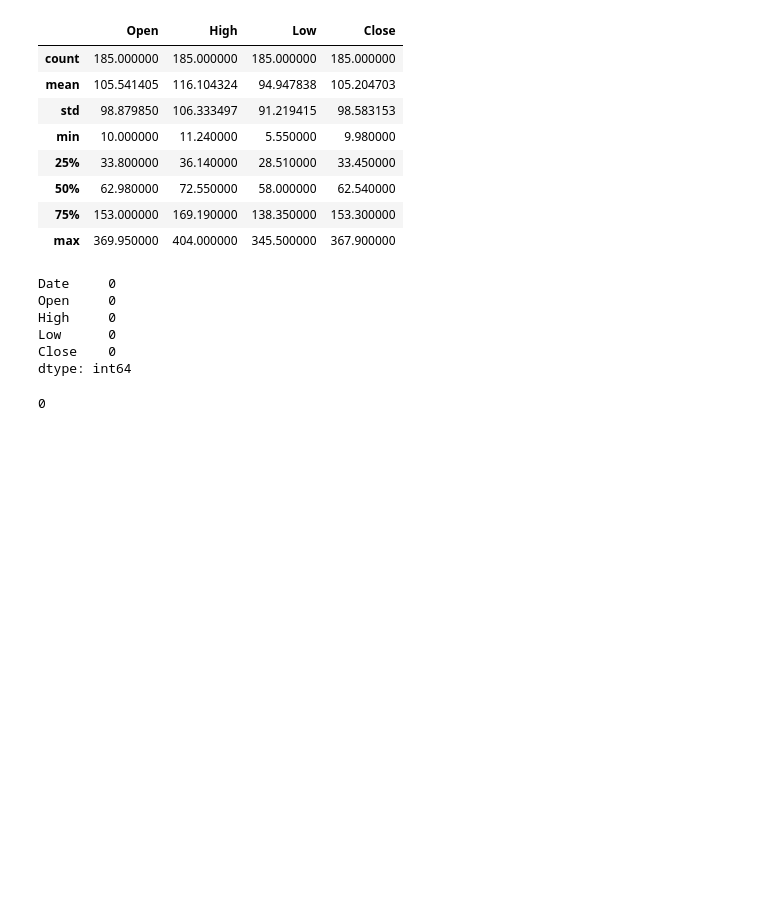
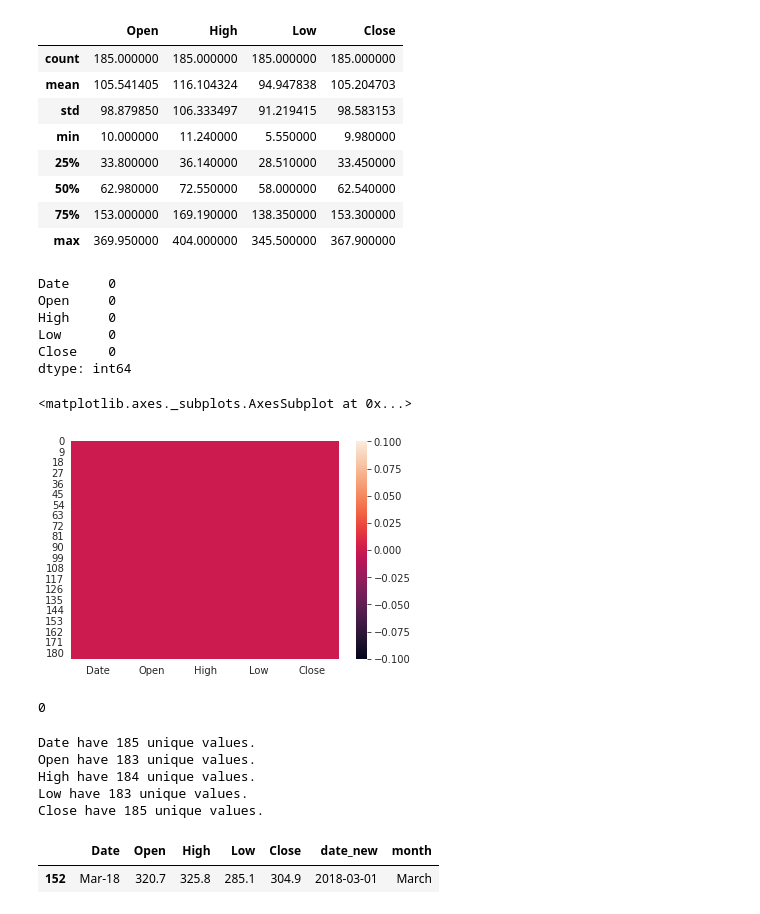
Before and after one commit to shivankb/Yes-Bank-Stock-Closing-Price-Prediction, a Jupyter notebook: yes_bank_stock_closing_price_prediction_ipynb.ipynb, the cells around one changed output. Cells and saved outputs as stored; diff of their text form; code cells hidden in the pictures; blank space fills up the shorter version.

```diff
--- a/yes_bank_stock_closing_price_prediction_ipynb.ipynb
+++ b/yes_bank_stock_closing_price_prediction_ipynb.ipynb
@@ -87,4 +87,4 @@ Mounted at /content/drive
 # %%
 # Creating data files path and reading the csv files
-df = pd.read_csv(r"/content/drive/MyDrive/Yes Bank ML-Regression/data_YesBank_StockPrices.csv")
+yesbank_df = pd.read_csv(r"/content/drive/MyDrive/Yes Bank ML-Regression/data_YesBank_StockPrices.csv")
 # %%
@@ -145,4 +145,10 @@ High     0
 Low      0
 Close    0
 dtype: int64
+# %%
+# Checking Null Value by plotting Heatmap
+sns.heatmap(yesbank_df.isnull())
+# %% [output]
+<matplotlib.axes._subplots.AxesSubplot at 0x...>
+[figure, added]
 # %%
@@ -150,2 +156,12 @@ len(df[df.duplicated()])
 # %% [output]
 0
+# %%
+# Checking Unique Values for each variable.
+for i in yesbank_df.columns.tolist():
+  print(i,"have",yesbank_df[i].nunique(),"unique values"".")
+# %% [output]
+Date have 185 unique values.
+Open have 183 unique values.
+High have 184 unique values.
+Low have 183 unique values.
+Close have 185 unique values.
@@ -151,0 +173,5 @@ len(df[df.duplicated()])
+# %%
+yesbank_df.sample(1)
+# %% [output]
+|  | Date | Open | High | Low | Close | date_new | month |
+| 152 | Mar-18 | 320.7 | 325.8 | 285.1 | 304.9 | 2018-03-01 | March |
```
Also changed, not shown: parts of 13 cells of this notebook.
